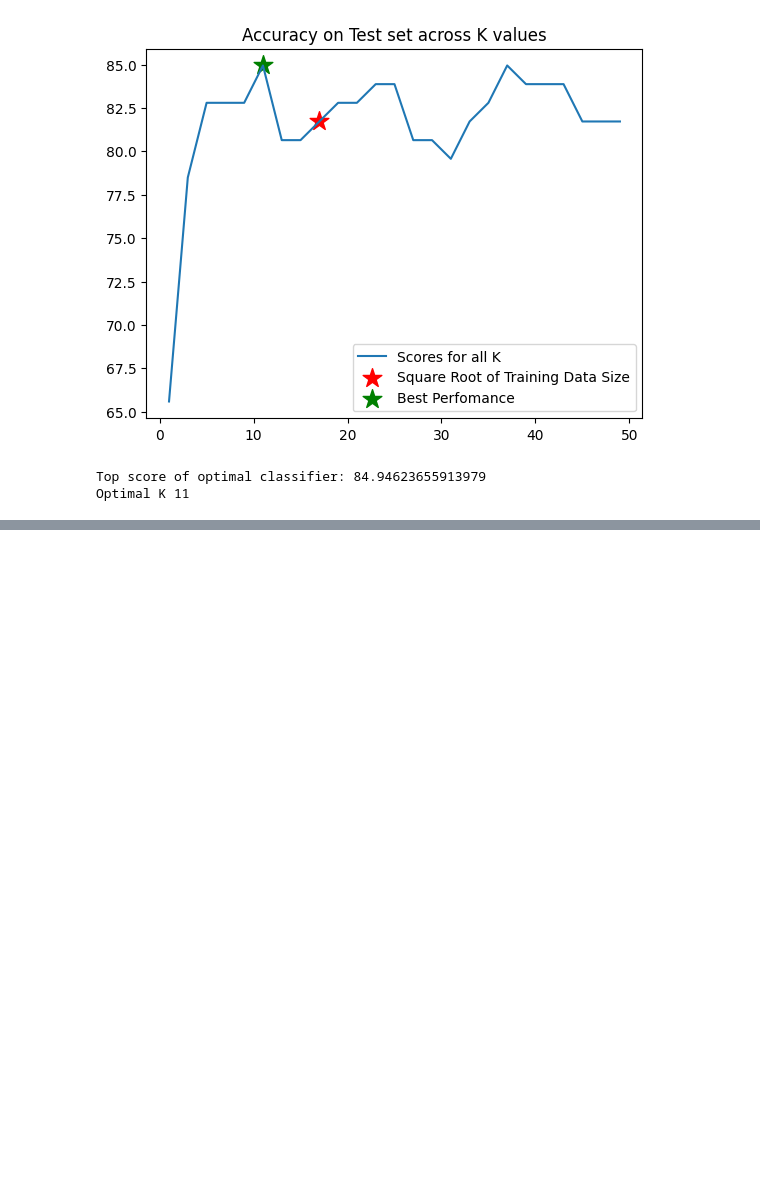
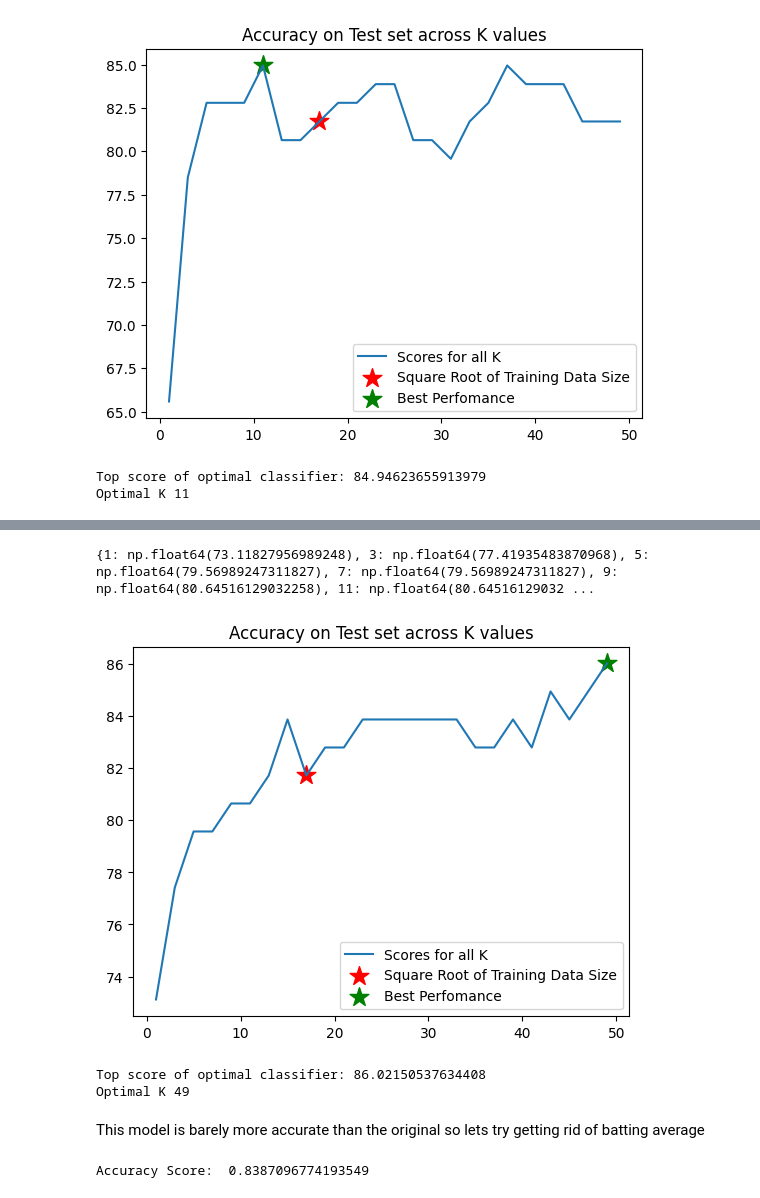
Before and after one commit to LucaMorocco/Luca-s-room, a Jupyter notebook: Coding_School_data_science_project_Baseball.ipynb, the cells around one changed output, grey strips where cells are left out. Cells and saved outputs as stored; diff of their text form; code cells hidden in the pictures; blank space fills up the shorter version.

```diff
--- a/Coding_School_data_science_project_Baseball.ipynb
+++ b/Coding_School_data_science_project_Baseball.ipynb
@@ -643,0 +714,52 @@ Optimal K 11
+# %%
+scores = {}
+for n in range(1,50,2):
+    full_model = KNeighborsClassifier(n_neighbors = n)
+    full_model.fit(X_train, y_train.to_numpy().reshape(-1))
+    pred = full_model.predict(X_test)
+    score = sum(pred == y_test.to_numpy().reshape(-1))/len(pred)* 100
+    scores[n] = score
+
+
+plt.title("Accuracy on Test set across K values")
+print(scores)
+plt.plot(list(scores.keys()), list(scores.values()), label = 'Scores for all K')
+
+
+k = int(len(X_train)**(1/2)/2)*2 - 1
+full_model = KNeighborsClassifier(n_neighbors = k)
+full_model.fit(X_train, y_train.to_numpy().reshape(-1))
+pred = full_model.predict(X_test)
+score = sum(pred == y_test.to_numpy().reshape(-1))/len(pred)* 100
+plt.scatter([k], [score], color = 'r', marker = '*', s = 200, label = 'Square Root of Training Data Size')
+
+
+top_score = max(scores.values())
+best_k = list(scores.keys())[list(scores.values()).index(top_score)]
+plt.scatter([best_k], [top_score], color = 'g', marker = '*', s = 200, label = 'Best Perfomance')
+
+plt.legend()
+plt.show()
+
+
+
+# PRINTING THE RESULTS
+print("Top score of optimal classifier: " + str(top_score))
+print("Optimal K " + str(best_k))
+# %% [output]
+{1: np.float64(73.11827956989248), 3: np.float64(77.41935483870968), 5: np.float64(79.56989247311827), 7: np.float64(79.56989247311827), 9: np.float64(80.64516129032258), 11: np.float64(80.64516129032 ...
+[figure, added]
+Top score of optimal classifier: 86.02150537634408
+Optimal K 49
+# %% [markdown]
+This model is barely more accurate than the original so lets try getting rid of batting average
+# %%
+featuresc = df_bb[["Hits","Home Runs"]]
+labelc= df_bb["Hall of Fame"]
+X_train, X_test, y_train, y_test = model_selection.train_test_split(featuresc, labelc, test_size= 0.2, random_state =42)
+bbmodelc = KNeighborsClassifier(n_neighbors= 4)
+bbmodelc.fit(X_train, y_train)
+bbpredictc = bbmodelc.predict(X_test)
+print("Accuracy Score: ", metrics.accuracy_score(y_test,bbpredictc))
+# %% [output]
+Accuracy Score:  0.8387096774193549
```
Also changed, not shown: parts of 16 cells of this notebook.
